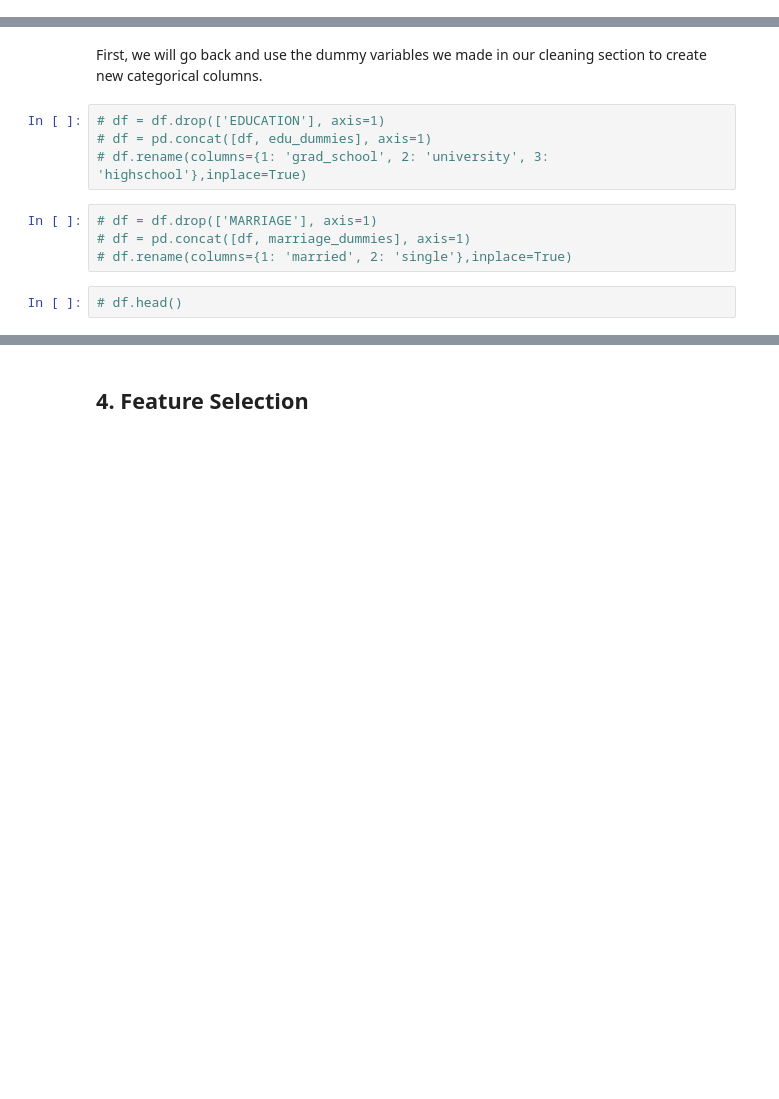
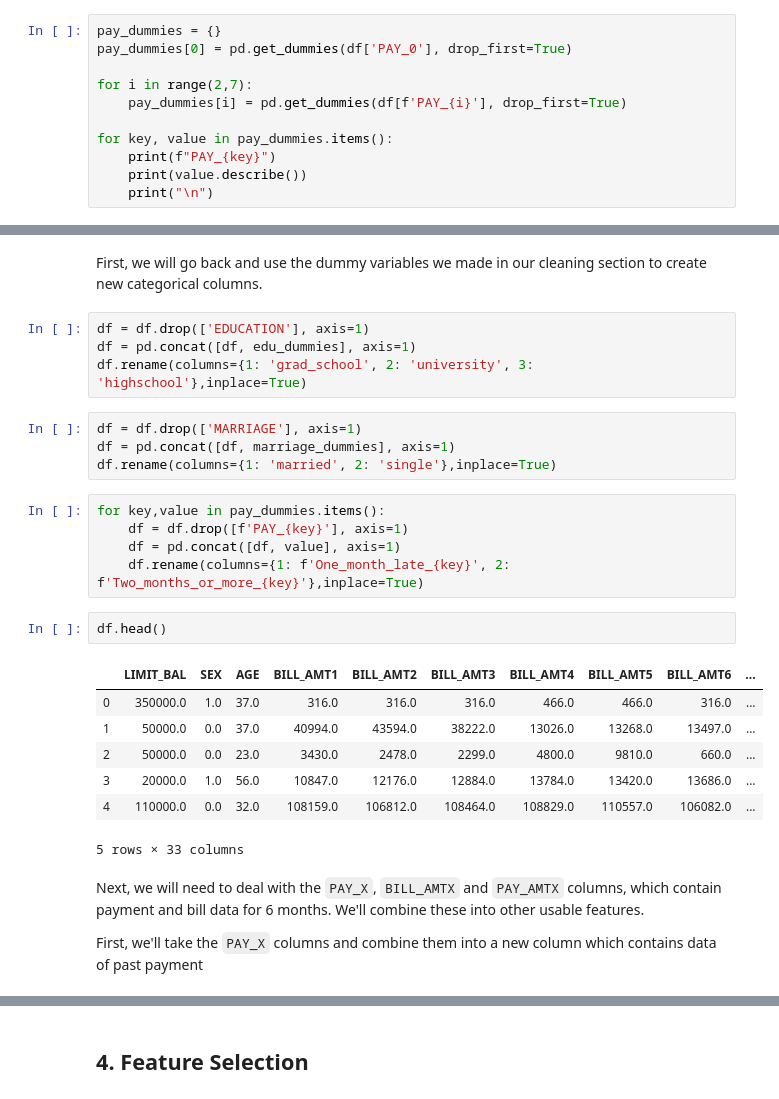
Before and after one commit to CaryMosley/Mod3Bakeoff, a Jupyter notebook: Mod 3 Bake Off.ipynb, the cells around one changed output, grey strips where cells are left out. Saved outputs shown, nothing was run; the diff lists cells and outputs as text; blank space fills up the shorter version.

Commit message:
beginning feature engineering, dummies done

```diff
--- a/Mod 3 Bake Off.ipynb
+++ b/Mod 3 Bake Off.ipynb
@@ -230,0 +277,11 @@ Looking at the information for these columns, it seems more complicated than the
+# %%
+pay_dummies = {}
+pay_dummies[0] = pd.get_dummies(df['PAY_0'], drop_first=True)
+
+for i in range(2,7):
+    pay_dummies[i] = pd.get_dummies(df[f'PAY_{i}'], drop_first=True)
+
+for key, value in pay_dummies.items():
+    print(f"PAY_{key}")
+    print(value.describe())
+    print("\n")
@@ -511,12 +588,29 @@ Most customers are single, but both classes have around a 20% rate of defaulting
 # %% [markdown]
 First, we will go back and use the dummy variables we made in our cleaning section to create new categorical columns.
 # %%
-# df = df.drop(['EDUCATION'], axis=1)
-# df = pd.concat([df, edu_dummies], axis=1)
-# df.rename(columns={1: 'grad_school', 2: 'university', 3: 'highschool'},inplace=True)
+df = df.drop(['EDUCATION'], axis=1)
+df = pd.concat([df, edu_dummies], axis=1)
+df.rename(columns={1: 'grad_school', 2: 'university', 3: 'highschool'},inplace=True)
 # %%
-# df = df.drop(['MARRIAGE'], axis=1)
-# df = pd.concat([df, marriage_dummies], axis=1)
-# df.rename(columns={1: 'married', 2: 'single'},inplace=True)
+df = df.drop(['MARRIAGE'], axis=1)
+df = pd.concat([df, marriage_dummies], axis=1)
+df.rename(columns={1: 'married', 2: 'single'},inplace=True)
-# %%
-# df.head()
+# %%
+for key,value in pay_dummies.items():
+    df = df.drop([f'PAY_{key}'], axis=1)
+    df = pd.concat([df, value], axis=1)
+    df.rename(columns={1: f'One_month_late_{key}', 2: f'Two_months_or_more_{key}'},inplace=True)
+# %%
+df.head()
+# %% [output]
+|  | LIMIT_BAL | SEX | AGE | BILL_AMT1 | BILL_AMT2 | BILL_AMT3 | BILL_AMT4 | BILL_AMT5 | BILL_AMT6 | ... |
+| 0 | 350000.0 | 1.0 | 37.0 | 316.0 | 316.0 | 316.0 | 466.0 | 466.0 | 316.0 | ... |
+| 1 | 50000.0 | 0.0 | 37.0 | 40994.0 | 43594.0 | 38222.0 | 13026.0 | 13268.0 | 13497.0 | ... |
+| 2 | 50000.0 | 0.0 | 23.0 | 3430.0 | 2478.0 | 2299.0 | 4800.0 | 9810.0 | 660.0 | ... |
+| 3 | 20000.0 | 1.0 | 56.0 | 10847.0 | 12176.0 | 12884.0 | 13784.0 | 13420.0 | 13686.0 | ... |
+| 4 | 110000.0 | 0.0 | 32.0 | 108159.0 | 106812.0 | 108464.0 | 108829.0 | 110557.0 | 106082.0 | ... |
+5 rows × 33 columns
+# %% [markdown]
+Next, we will need to deal with the `PAY_X`, `BILL_AMTX` and `PAY_AMTX` columns, which contain payment and bill data for 6 months. We'll combine these into other usable features.
+
+First, we'll take the `PAY_X` columns and combine them into a new column which contains data of past payment
```
Also changed, not shown: parts of 19 cells of this notebook.
